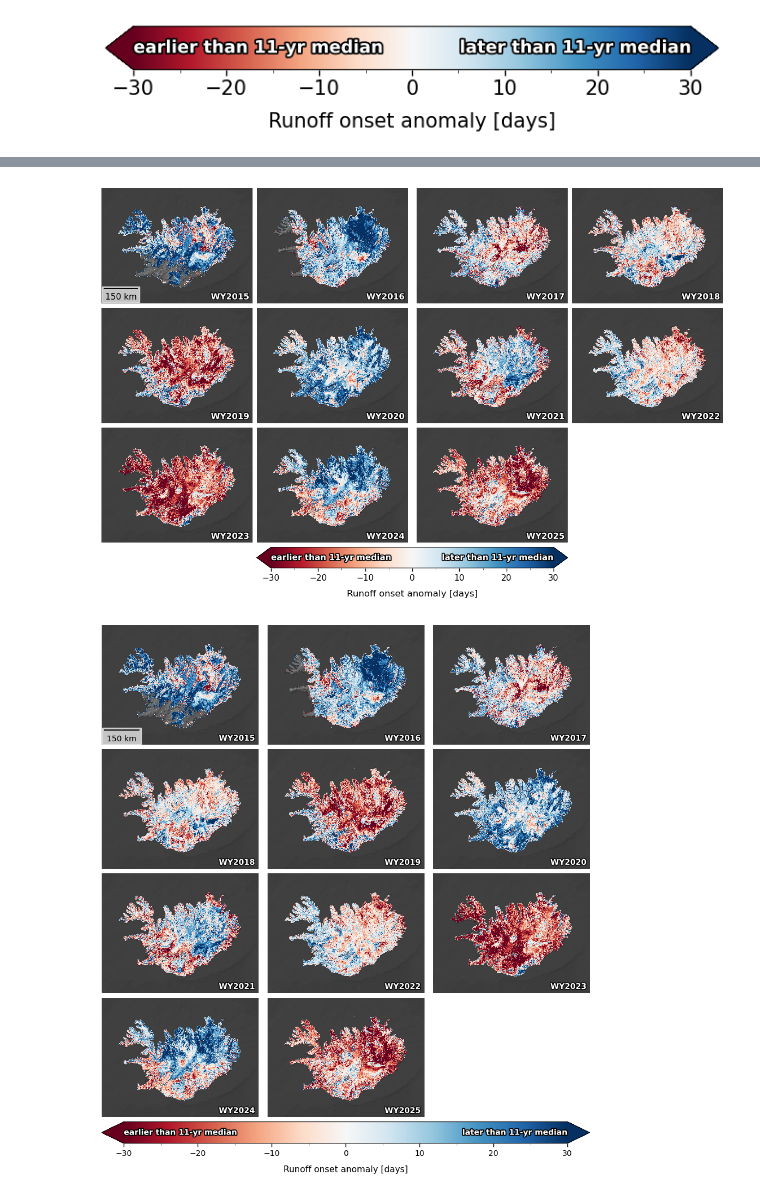
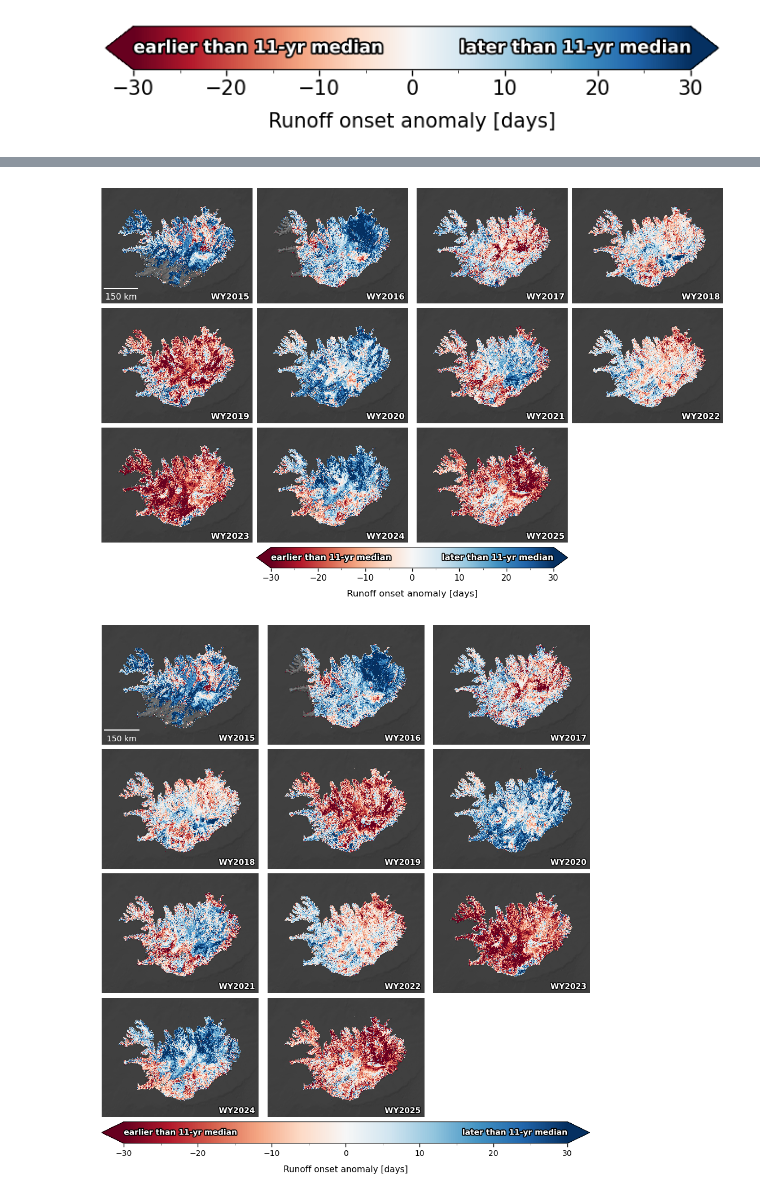
Before and after one commit to egagli/global_snowmelt_runoff_onset, a Jupyter notebook: visualize/regions/iceland/iceland.ipynb, the cells around one changed output, grey strips where cells are left out. Saved outputs shown, nothing was run; the diff lists cells and outputs as text; code cells hidden in the pictures.

```diff
--- a/visualize/regions/iceland/iceland.ipynb
+++ b/visualize/regions/iceland/iceland.ipynb
@@ -291,7 +292,8 @@ for i, (wy, ax) in enumerate(zip(water_years, axs)):
             path_effects=[path_effects.withStroke(linewidth=2, foreground='black')])
     style_map_axes(ax, REGION_BOUNDS)
     if i == 0:  # every panel shares REGION_BOUNDS, so one scalebar is enough
-        add_scalebar(ax, location='lower left', font_properties={'size': 11})
+        add_scalebar(ax, location='lower left', color='white',
+                     font_properties={'size': 11})
 
 fig.savefig(f'{FIG_DIR}/anomaly_maps_{NROWS}{NCOLS}grid_no_cbar.png',
             dpi=300, bbox_inches='tight')
@@ -307,35 +309,36 @@ gs = GridSpec(NROWS + 1, NCOLS, figure=fig,
 axs = [fig.add_subplot(gs[r, c]) for r in range(NROWS) for c in range(NCOLS)]
 for ax in axs:
     ax.axis('off')
 
 for i, (wy, ax) in enumerate(zip(water_years, axs)):
     iceland_hillshade_da.plot.imshow(ax=ax, **HILLSHADE_KW)
     iceland_ds['runoff_onset_anomaly'].sel(water_year=wy).plot.imshow(
         ax=ax, add_colorbar=False, zorder=1, **ANOM_KW)
     ax.text(0.98, 0.02, f'WY{wy}', transform=ax.transAxes,
             ha='right', va='bottom', color='white', fontweight='bold',
             fontsize=11,
             path_effects=[path_effects.withStroke(linewidth=2, foreground='black')])
     style_map_axes(ax, REGION_BOUNDS)
     if i == 0:  # every panel shares REGION_BOUNDS, so one scalebar is enough
-        add_scalebar(ax, location='lower left', font_properties={'size': 11})
+        add_scalebar(ax, location='lower left', color='white',
+                     font_properties={'size': 11})
 
 # create_diverging_colorbar shrinks the end annotations to fit this narrower
 # axes, so they can't collide mid-bar
 cax = fig.add_subplot(gs[NROWS, 1:3])
 create_diverging_colorbar(
     ANOM_KW['vmin'], ANOM_KW['vmax'], cmap=ANOM_KW['cmap'], ax=cax,
     label='Runoff onset anomaly [days]',
     minor_tick_spacing=5,
     left_text=EARLIER_TEXT, right_text=LATER_TEXT,
     label_fontsize=12, tick_labelsize=11,
     text_fontsize=12,
 )
 
 fig.savefig(f'{FIG_DIR}/anomaly_maps_{NROWS}{NCOLS}grid_w_cbar.png',
             dpi=300, bbox_inches='tight')
 # %% [output]
-[figure, old version]
+[figure, new version]
 # %%
 # 4 x 3 map grid plus a dedicated thin colorbar row underneath
 NROWS, NCOLS = 4, 3
@@ -357,7 +360,8 @@ for i, (wy, ax) in enumerate(zip(water_years, axs)):
             path_effects=[path_effects.withStroke(linewidth=2, foreground='black')])
     style_map_axes(ax, REGION_BOUNDS)
     if i == 0:  # every panel shares REGION_BOUNDS, so one scalebar is enough
-        add_scalebar(ax, location='lower left', font_properties={'size': 10})
+        add_scalebar(ax, location='lower left', color='white',
+                     font_properties={'size': 10})
 
 # create_diverging_colorbar shrinks the end annotations to fit this narrower
 # axes, so they can't collide mid-bar
@@ -374,4 +378,4 @@ create_diverging_colorbar(
 fig.savefig(f'{FIG_DIR}/anomaly_maps_{NROWS}{NCOLS}grid_w_cbar.png',
             dpi=300, bbox_inches='tight')
 # %% [output]
-[figure, old version]
+[figure, new version]
```
Also changed, not shown: parts of 4 cells of this notebook, 11 other files.
